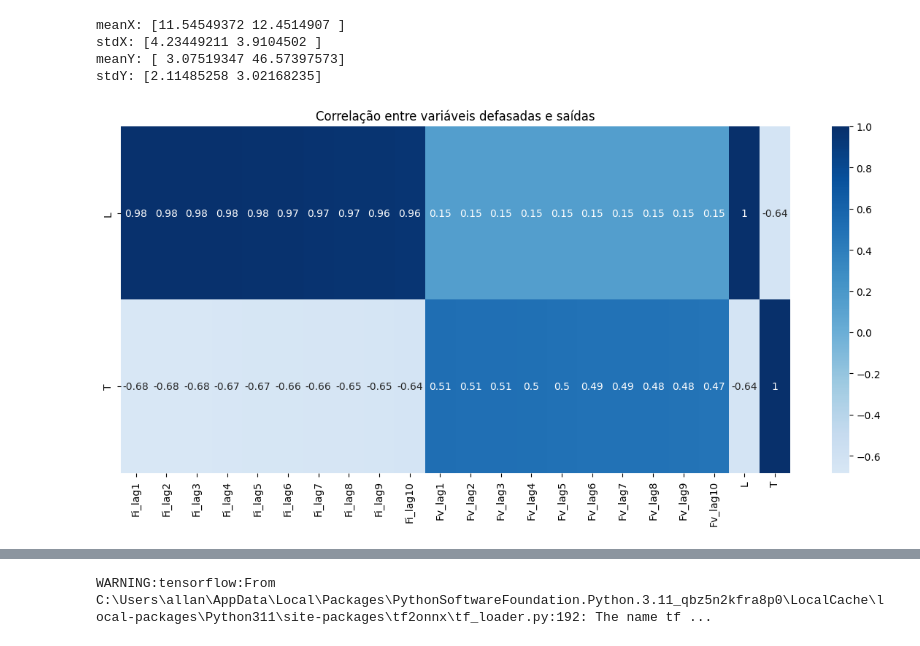
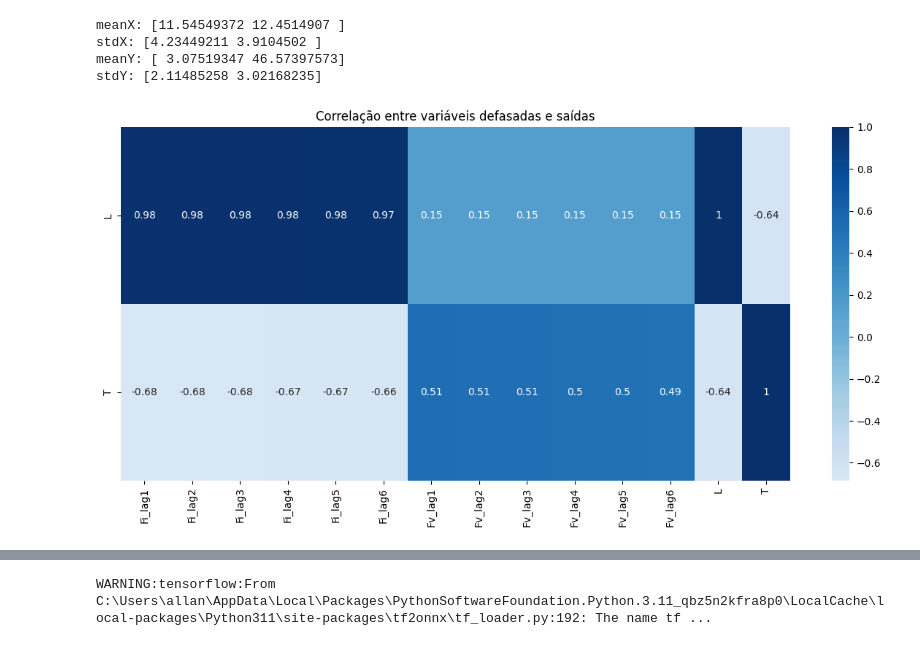
Before and after one commit to ChristianAllan/NMPC_with_RNA, a Jupyter notebook: JT_RNN/NativeRnn.ipynb, the cells around one changed output, grey strips where cells are left out. Drawn from its saved outputs; the diff is of its cells as text; code cells hidden in the pictures.

```diff
--- a/JT_RNN/NativeRnn.ipynb
+++ b/JT_RNN/NativeRnn.ipynb
@@ -76,7 +76,7 @@ import seaborn as sns
 # Análise de Lags
 # ==============================
 
-n_lags = 10
+n_lags = 6
 
 lagged_data = pd.DataFrame()
 
@@ -86,34 +86,34 @@ for col in PREDICTORS:
 
 # adicionar targets
 for t in TARGETS:
     lagged_data[t] = data[t]
 
 # remover NaN
 lagged_data = lagged_data.dropna()
 
 
 # ==============================
 # Correlação
 # ==============================
 
 corr = lagged_data.corr()
 
 plt.figure(figsize=(12,6))
 
 sns.heatmap(
     corr[TARGETS].T,
     annot=True,
     cmap="Blues",
     center=0
 )
 
 plt.title("Correlação entre variáveis defasadas e saídas")
 
 plt.tight_layout()
 
 plt.show()
 # %% [output]
-[figure, old version]
+[figure, new version]
 # %%
 from sklearn.preprocessing import StandardScaler
 from sklearn.model_selection import train_test_split
```
Also changed, not shown: parts of 14 cells of this notebook, 30 other files.
